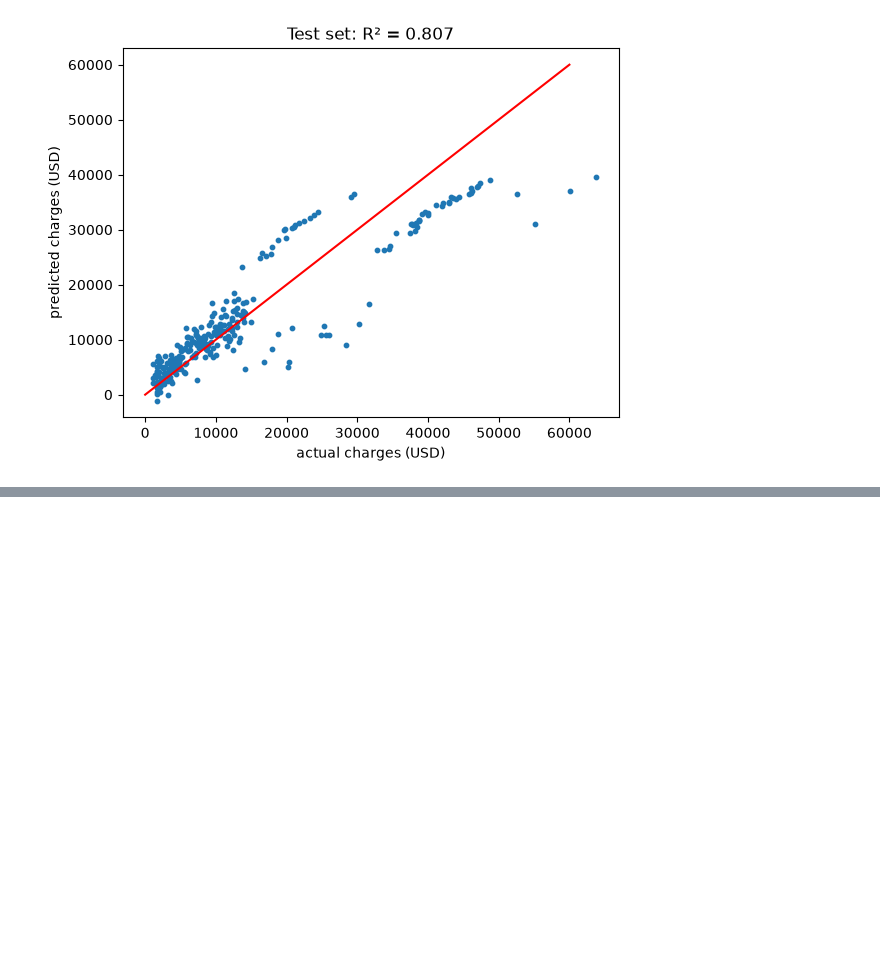
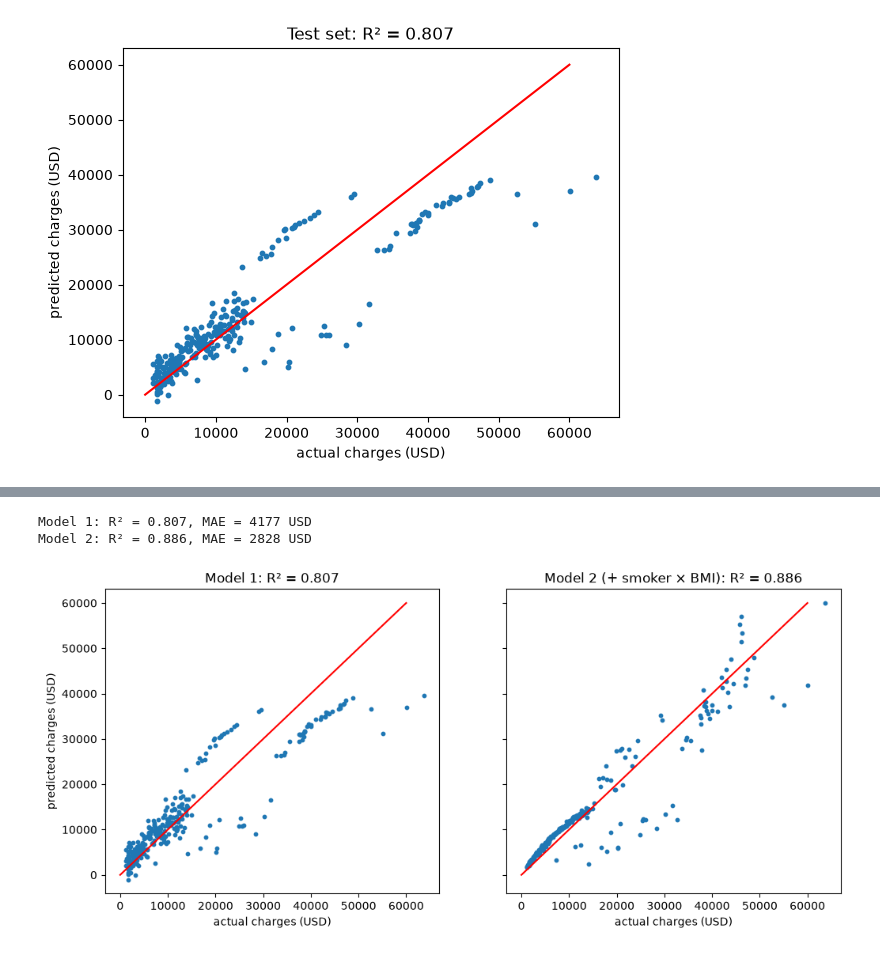
Before and after one commit to jvd1990/insurance-linear-regression-pytorch, a Jupyter notebook: insurance_linear_regression.ipynb, the cells around one changed output, grey strips where cells are left out. Saved outputs shown, nothing was run; the diff lists cells and outputs as text; code cells hidden in the pictures; blank space fills up the shorter version.

Commit message:
Add smoker x BMI interaction feature

```diff
--- a/insurance_linear_regression.ipynb
+++ b/insurance_linear_regression.ipynb
@@ -466,0 +469,4 @@ plt.title(f'Test set: R² = {r2:.3f}');
+# %%
+X_df2 = X_df.copy()
+X_df2['smoker_bmi'] = X_df2['smoker_yes'] * X_df2['bmi']
+X_df2[['bmi', 'smoker_yes', 'smoker_bmi']].head()
@@ -466,0 +496,18 @@ plt.title(f'Test set: R² = {r2:.3f}');
+# %%
+torch.manual_seed(42)
+theta0_2 = torch.randn(1)
+w2 = torch.randn(9, 1)
+
+eta = 0.1
+N = 1000
+losses2 = []
+
+for i in range(N):
+    y_hat = linear_regression(X2_train, theta0_2, w2)
+    loss = mse(y_hat, y_train)
+    losses2.append(loss.item())
+    grad_theta0, grad_w = calc_gradient(X2_train, y_train, y_hat)
+    theta0_2, w2 = update(theta0_2, w2, eta, grad_theta0, grad_w)
+
+    if i % 100 == 0:
+        print(f'Iter: {i}/{N}, Loss: {loss:.4f}')
@@ -466,0 +525,27 @@ plt.title(f'Test set: R² = {r2:.3f}');
+# %%
+y_hat_test2 = linear_regression(X2_test, theta0_2, w2)
+y_pred_usd2 = y_scaler.inverse_transform(y_hat_test2)
+
+mae2 = np.mean(np.abs(y_pred_usd2 - y_true_usd))
+r2_2 = 1 - np.sum((y_true_usd - y_pred_usd2) ** 2) / np.sum((y_true_usd - y_true_usd.mean()) ** 2)
+
+print(f'Model 1: R² = {r2:.3f}, MAE = {mae:.0f} USD')
+print(f'Model 2: R² = {r2_2:.3f}, MAE = {mae2:.0f} USD')
+# %% [output]
+Model 1: R² = 0.807, MAE = 4177 USD
+Model 2: R² = 0.886, MAE = 2828 USD
+# %%
+fig, axes = plt.subplots(1, 2, figsize=(12, 5), sharey=True)
+
+axes[0].scatter(y_true_usd, y_pred_usd, s=10)
+axes[0].set_title(f'Model 1: R² = {r2:.3f}')
+
+axes[1].scatter(y_true_usd, y_pred_usd2, s=10)
+axes[1].set_title(f'Model 2 (+ smoker × BMI): R² = {r2_2:.3f}')
+
+for ax in axes:
+    ax.plot([0, 60000], [0, 60000], color='red')
+    ax.set_xlabel('actual charges (USD)')
+axes[0].set_ylabel('predicted charges (USD)');
+# %% [output]
+[figure, added]
```
Also changed, not shown: parts of 4 cells of this notebook.
